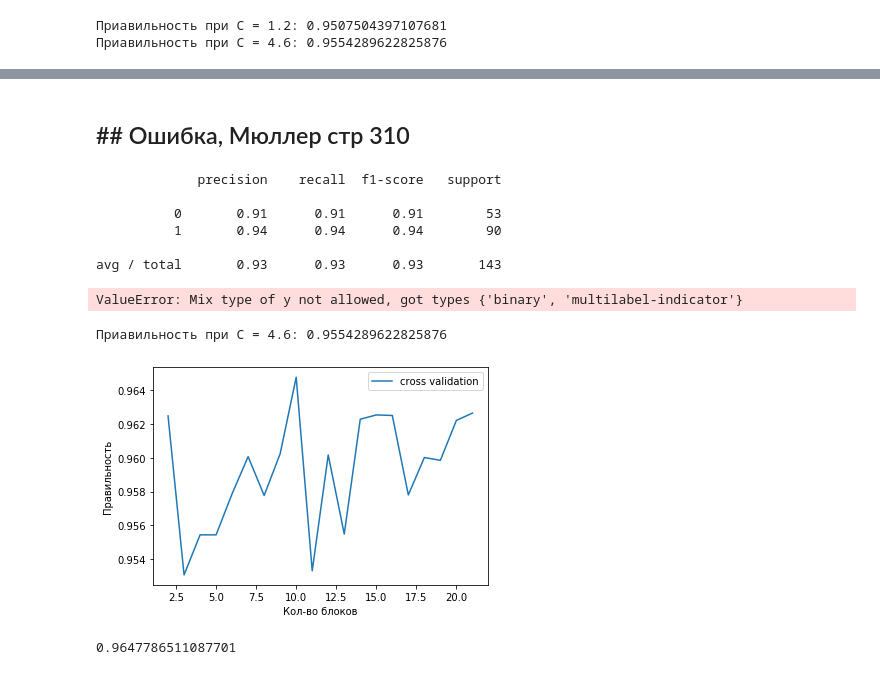
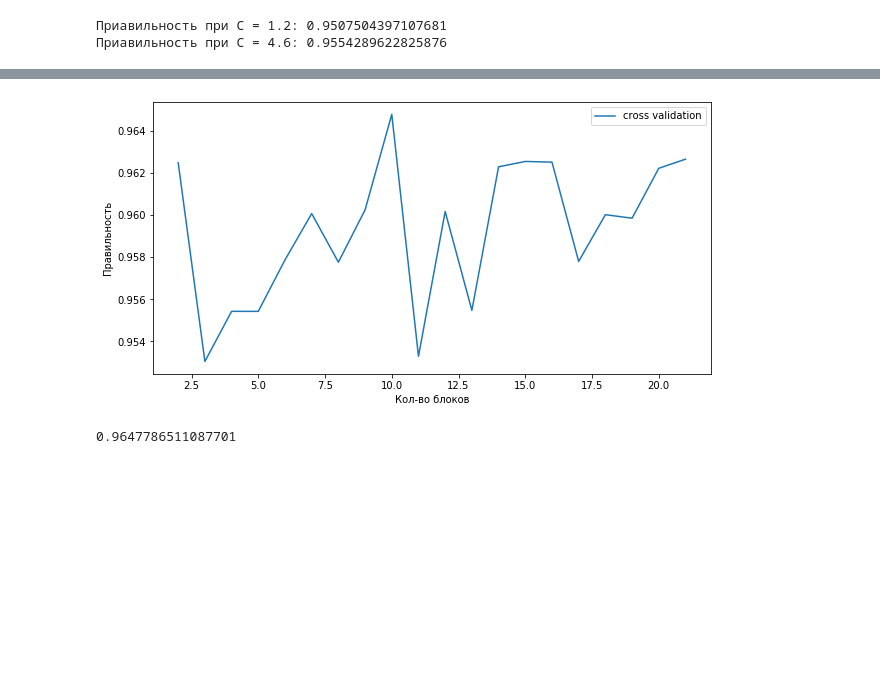
Before and after one commit to KarrieH/Breast_Can-er_training_ScikitLearn, a Jupyter notebook: log_reg_CancerData.ipynb, the cells around one changed output, grey strips where cells are left out. Saved outputs shown, nothing was run; the diff lists cells and outputs as text; code cells hidden in the pictures; blank space fills up the shorter version.

Commit message:
added CV, thresholds

```diff
--- a/log_reg_CancerData.ipynb
+++ b/log_reg_CancerData.ipynb
@@ -147,7 +149,3 @@ print('Приавильность при С = 4.6: {}'.format(np.mean(scor)))
 # %% [output]
 Приавильность при С = 1.2: 0.9507504397107681
 Приавильность при С = 4.6: 0.9554289622825876
-# %%
-log_reg = LogisticRegression(C = 4.6)
-log_reg.fit(X_trainval,y_trainval)
-test_score_4_6 = log_reg.score(X_test,y_test)
@@ -184,20 +151,0 @@ C = 4.60 правильность = 0.9371 AUC = 0.992
-# %%
-for c in C:
-    for prob in [0.1,0.99]:
-        log_reg = LogisticRegression(C = c)
-        log_reg.fit(X_trainval, y_trainval) # обучаем модель на данных, которые есть изначально
-        y_pred_lower_threshold = (log_reg.predict_proba(X_trainval) > prob).astype(int) # устанавливаем порог
-        log_reg.fit(X_trainval,y_pred_lower_threshold) # обучаем модель заново
-        accuracy = log_reg.score(X_test, y_test)
-        auc = roc_auc_score(y_test, log_reg.decision_function(X_test))
-        fpr, tpr, _ = roc_curve(y_test , log_reg.decision_function(X_test))
-        print("C = {:.2f} порог = {:.2f} правильность = {:.4f} AUC = {:.3f}".format(c,prob, accuracy, auc))
-        plt.plot(fpr, tpr, label="C={:.3f}, p={:.2f}".format(c,prob))
-
-
-plt.xlabel("FPR")
-plt.ylabel("TPR")
-plt.xlim(-0.01, 1)
-plt.ylim(0, 1.02)
-plt.legend(loc="best")
-plt.show()
@@ -206,3 +151,0 @@ ValueError: bad input shape (426, 2)
-# %%
-log_reg = LogisticRegression(C = 4.6)
-log_reg.fit(X_trainval, y_trainval)
@@ -245,48 +152,22 @@ print((log_reg.predict_proba(X_trainval)>0.009).astype(int)[:10])
-# %% [markdown]
-## ## Ошибка, Мюллер стр 310
-# %%
-
-
-from sklearn.metrics import classification_report
-
-lg = LogisticRegression(C = 0.1)
-lg.fit(X_trainval,y_trainval)
-print(classification_report(y_test, lg.predict(X_test)))
-# %% [output]
-             precision    recall  f1-score   support
-
-          0       0.91      0.91      0.91        53
-          1       0.94      0.94      0.94        90
-
-avg / total       0.93      0.93      0.93       143
-# %%
-y_pred_lower_threshold = (lg.predict_proba(X_test) > 0.3).astype(int)
-print(classification_report(y_test, y_pred_lower_threshold))
-# %% [output]
-ValueError: Mix type of y not allowed, got types {'binary', 'multilabel-indicator'}
 # %%
 # при C = 4.6 достигается наибольшая точность
-log_reg = LogisticRegression(C = 4.6)
-scor = cross_val_score(log_reg, X_trainval, y_trainval, cv = 5)
-print('Приавильность при С = 4.6: {}'.format(np.mean(scor)))
 
 # влияние кол-ва блоков в кросс валидации на ззначение правильности
 blocks = np.arange(2,22,1)
 scores = []
 for b in blocks:
     log_reg = LogisticRegression(C = 4.6)
     scor = cross_val_score(log_reg, X_trainval, y_trainval, cv = b)
     scores.append(np.mean(scor))
 
 plt.plot(blocks, scores,label = 'cross validation')
 plt.ylabel("Правильность")
 plt.xlabel("Кол-во блоков")
 plt.legend()
 plt.plot()
 rcParams['figure.figsize'] = 5, 5
 # %% [output]
-Приавильность при С = 4.6: 0.9554289622825876
-[figure, old version]
+[figure, new version]
 # %%
 # При параметре C = 4.6 и cv = 10 достигается правильность больше 96%
 
```
Also changed, not shown: parts of 30 cells of this notebook.
